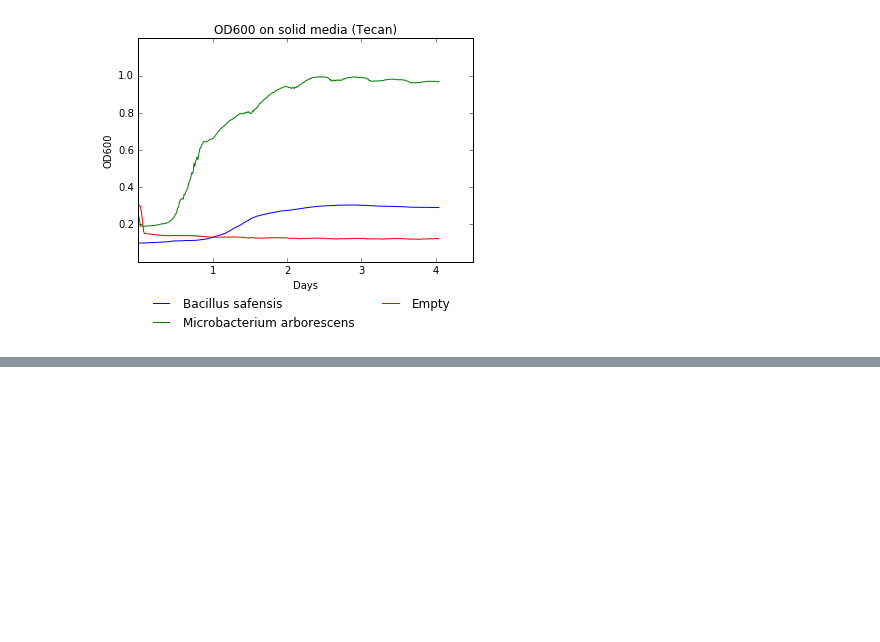
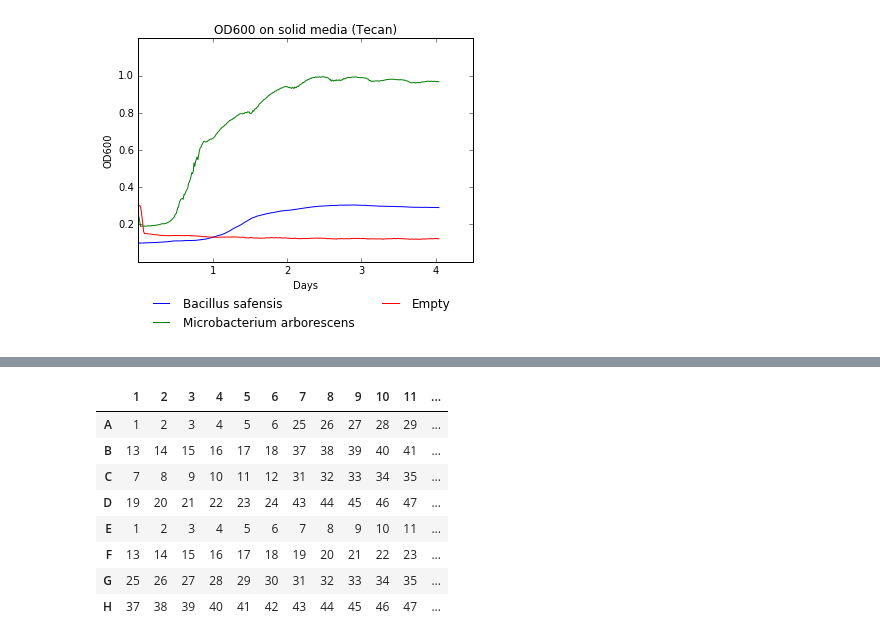
Before and after one commit to ryneches/SpaceGrowth, a Jupyter notebook: OD600 Tecan.ipynb, the cells around one changed output, grey strips where cells are left out. Saved outputs shown, nothing was run; the diff lists cells and outputs as text; code cells hidden in the pictures; blank space fills up the shorter version.

```diff
--- a/OD600 Tecan.ipynb
+++ b/OD600 Tecan.ipynb
@@ -35,0 +55,32 @@ savefig('OD600_tecan.pdf', bbox_extra_artists=(lgd,), bbox_inches='tight')
+# %%
+
+rows = ['A', 'B', 'C', 'D', 'E', 'F', 'G', 'H' ]
+cols = [ '1', '2', '3', '4', '5', '6', '7', '8', '9', '10', '11', '12' ]
+
+ground1_map = pd.read_csv( 'platemap_ground1.csv', index_col=False, header=None, names=cols )
+ground2_map = pd.read_csv( 'platemap_ground2.csv', index_col=False, header=None, names=cols )
+ground3_map = pd.read_csv( 'platemap_ground3.csv', index_col=False, header=None, names=cols )
+
+space1_map = pd.read_csv( 'platemap_space1.csv', index_col=False, header=None, names=cols )
+space2_map = pd.read_csv( 'platemap_space2.csv', index_col=False, header=None, names=cols )
+space3_map = pd.read_csv( 'platemap_space3.csv', index_col=False, header=None, names=cols )
+
+ground1_map.index = rows
+ground2_map.index = rows
+ground3_map.index = rows
+
+space1_map.index = rows
+space2_map.index = rows
+space3_map.index = rows
+
+ground1_map
+# %% [output]
+|  | 1 | 2 | 3 | 4 | 5 | 6 | 7 | 8 | 9 | 10 | 11 | ... |
+| A | 1 | 2 | 3 | 4 | 5 | 6 | 25 | 26 | 27 | 28 | 29 | ... |
+| B | 13 | 14 | 15 | 16 | 17 | 18 | 37 | 38 | 39 | 40 | 41 | ... |
+| C | 7 | 8 | 9 | 10 | 11 | 12 | 31 | 32 | 33 | 34 | 35 | ... |
+| D | 19 | 20 | 21 | 22 | 23 | 24 | 43 | 44 | 45 | 46 | 47 | ... |
+| E | 1 | 2 | 3 | 4 | 5 | 6 | 7 | 8 | 9 | 10 | 11 | ... |
+| F | 13 | 14 | 15 | 16 | 17 | 18 | 19 | 20 | 21 | 22 | 23 | ... |
+| G | 25 | 26 | 27 | 28 | 29 | 30 | 31 | 32 | 33 | 34 | 35 | ... |
+| H | 37 | 38 | 39 | 40 | 41 | 42 | 43 | 44 | 45 | 46 | 47 | ... |
```
Also changed, not shown: parts of 18 cells of this notebook, 5 other files.
